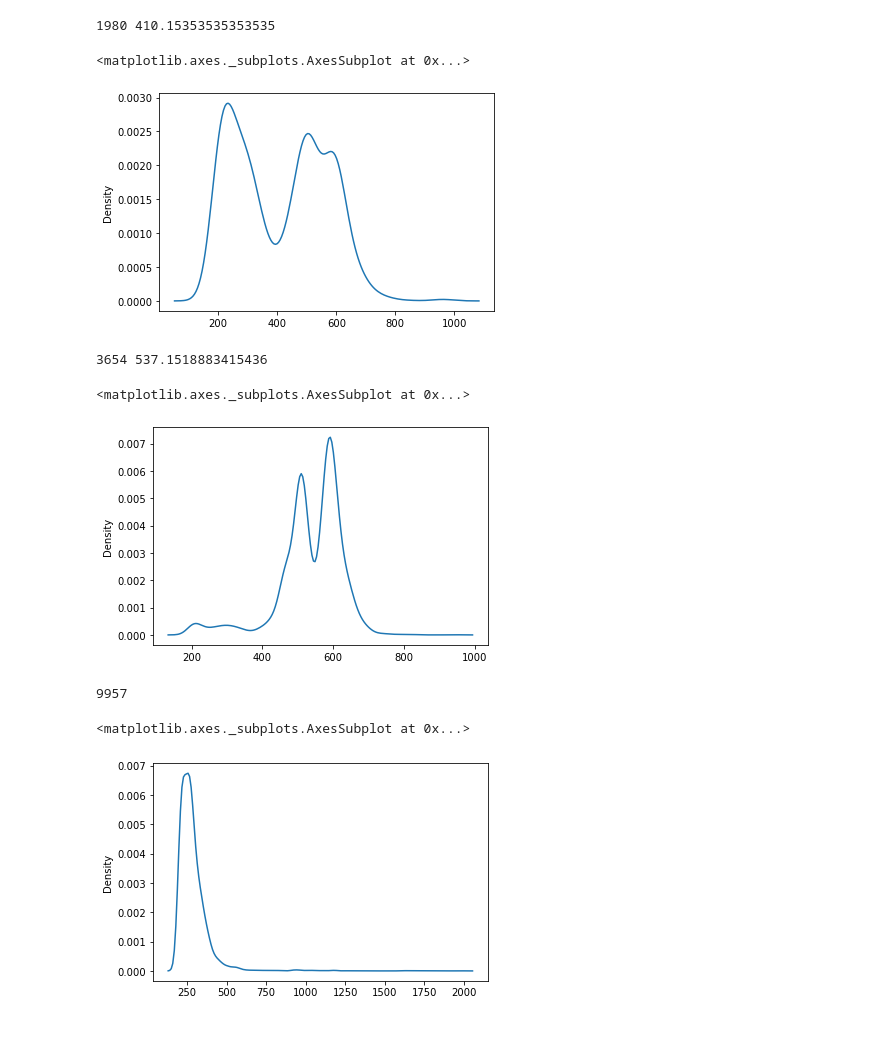
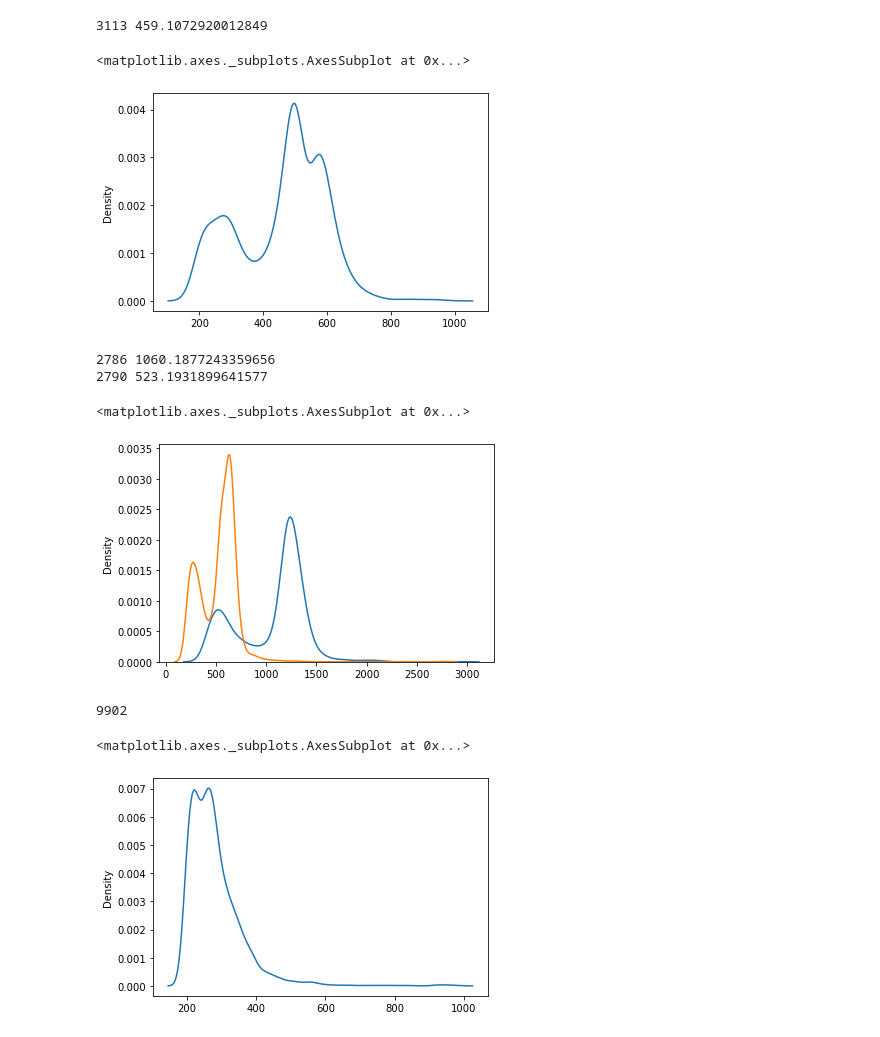
Before and after one commit to jkxjkx1031/ROS2-benchmark, a Jupyter notebook: experiments/stats/stats.ipynb, the cells around one changed output. Cells and saved outputs as stored; diff of their text form; code cells hidden in the pictures.

Commit message:
test single pub multi sub

```diff
--- a/experiments/stats/stats.ipynb
+++ b/experiments/stats/stats.ipynb
@@ -4,8 +4,8 @@ import pandas as pd
 import matplotlib.pyplot as plt
 import seaborn as sns
 
-pub = pd.read_csv('../pub.log', sep=' ', index_col=0, names=['timestamp'])
-sub = pd.read_csv('../sub.log', sep=' ', index_col=0, names=['timestamp'])
+pub = pd.read_csv('../topic_test/pub.log', sep=' ', index_col=0, names=['timestamp'])
+sub = pd.read_csv('../topic_test/sub.log', sep=' ', index_col=0, names=['timestamp'])
 
 latency = []
 for i, r in sub.iterrows():
@@ -16,32 +16,39 @@ latency = np.extract(latency<1000, latency)
 print(latency.shape[0], np.average(latency))
 sns.distplot(latency, hist=False)
 # %% [output]
-1980 410.15353535353535
+3113 459.1072920012849
 <matplotlib.axes._subplots.AxesSubplot at 0x...>
-[figure, old version]
+[figure, new version]
 # %%
 import numpy as np
 import pandas as pd
 import matplotlib.pyplot as plt
 import seaborn as sns
 
-pub = pd.read_csv('../pub_50.log', sep=' ', index_col=0, names=['timestamp'])
-sub = pd.read_csv('../sub_50.log', sep=' ', index_col=0, names=['timestamp'])
+pub = pd.read_csv('../topic_test/pub_n0.log', sep=' ', index_col=0, names=['timestamp'])
+sub0 = pd.read_csv('../topic_test/sub_n0.log', sep=' ', index_col=0, names=['timestamp'])
+sub1 = pd.read_csv('../topic_test/sub_n1.log', sep=' ', index_col=0, names=['timestamp'])
+sub2 = pd.read_csv('../topic_test/sub_n2.log', sep=' ', index_col=0, names=['timestamp'])
 
-latency = []
-for i, r in sub.iterrows():
-    latency.append(sub.loc[i,'timestamp'] - pub.loc[i,'timestamp'])
-latency = np.array(latency)
-latency = np.extract(latency<1000, latency)
+max_latency = []
+min_latency = []
+for i, r in pub.iterrows():
+    max_latency.append(max([sub0.loc[i,'timestamp'], sub1.loc[i,'timestamp'], sub2.loc[i,'timestamp']]) - pub.loc[i,'timestamp'])
+    min_latency.append(min([sub0.loc[i,'timestamp'], sub1.loc[i,'timestamp'], sub2.loc[i,'timestamp']]) - pub.loc[i,'timestamp'])
+max_latency = np.array(max_latency)
+min_latency = np.array(min_latency)
+max_latency = np.extract(max_latency<3000, max_latency)
+min_latency = np.extract(min_latency<3000, min_latency)
 
-print(latency.shape[0], np.average(latency))
-sns.distplot(latency, hist=False)
-
-# plt.plot(latency)
+print(max_latency.shape[0], np.average(max_latency))
+sns.distplot(max_latency, hist=False)
+print(min_latency.shape[0], np.average(min_latency))
+sns.distplot(min_latency, hist=False)
 # %% [output]
-3654 537.1518883415436
+2786 1060.1877243359656
+2790 523.1931899641577
 <matplotlib.axes._subplots.AxesSubplot at 0x...>
-[figure, old version]
+[figure, new version]
 # %%
 import numpy as np
 import pandas as pd
@@ -49,10 +56,10 @@ import matplotlib.pyplot as plt
 import seaborn as sns
 
 rtt = pd.read_csv('../service_test/client.log').to_numpy()
-rtt = np.extract(rtt<2000, rtt)
+rtt = np.extract(rtt<1000, rtt)
 print(rtt.shape[0])
 sns.distplot(rtt, hist=False)
 # %% [output]
-9957
+9902
 <matplotlib.axes._subplots.AxesSubplot at 0x...>
-[figure, old version]
+[figure, new version]
```
Also changed, not shown: 8 other files.
